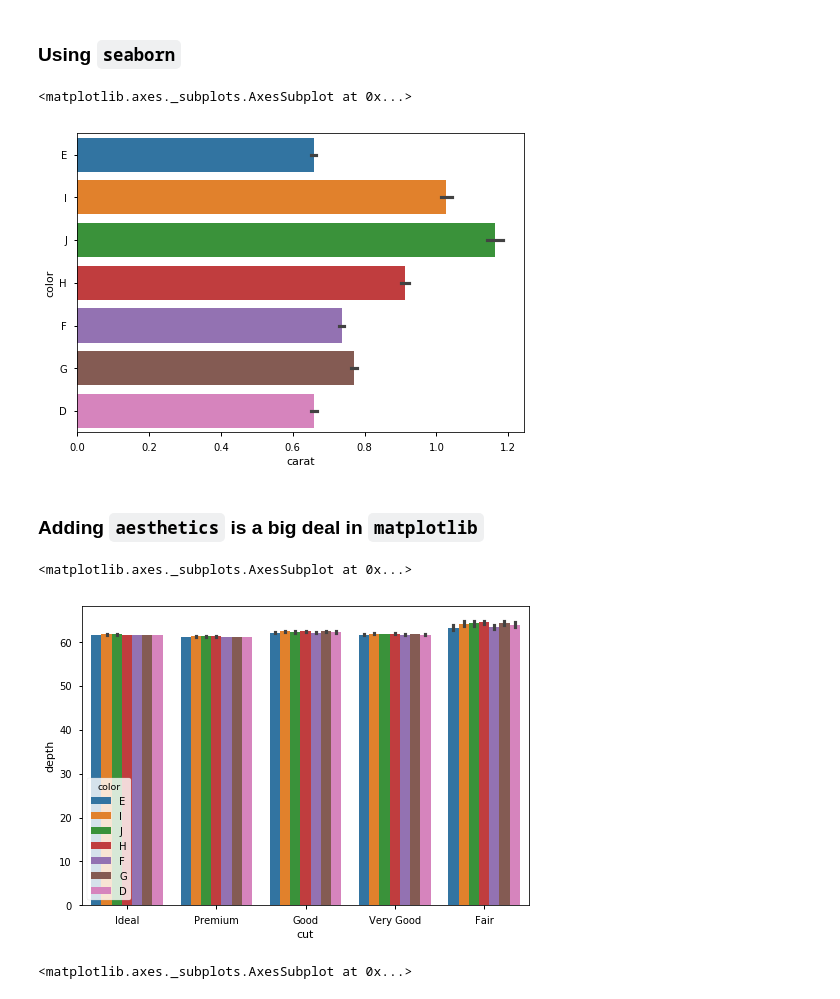
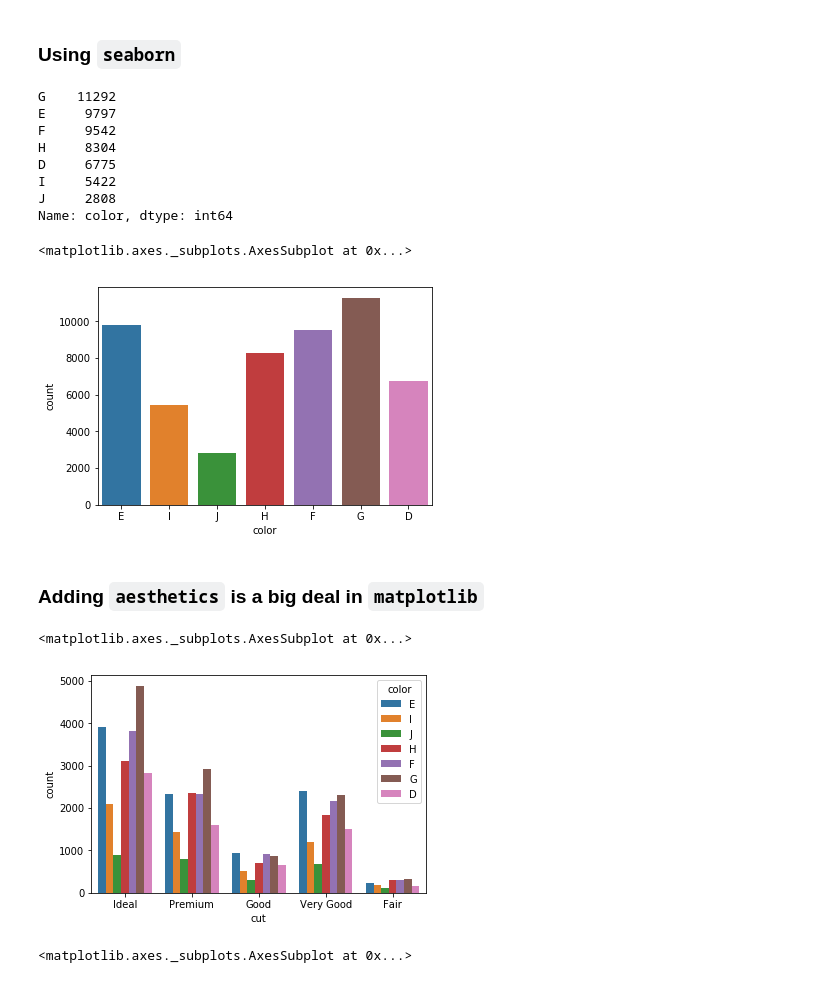
Before and after one commit to pratos/python4ds, a Jupyter notebook: notebooks/Python Visualization snippets.ipynb, the cells around one changed output. Cells and saved outputs as stored; diff of their text form; code cells hidden in the pictures.

```diff
--- a/notebooks/Python Visualization snippets.ipynb
+++ b/notebooks/Python Visualization snippets.ipynb
@@ -766,17 +782,28 @@ plt.bar(x=x_labels, height=count)
 # %% [markdown]
 ### Using `seaborn`
+# %%
+diamonds['color'].value_counts()
+# %% [output]
+G    11292
+E     9797
+F     9542
+H     8304
+D     6775
+I     5422
+J     2808
+Name: color, dtype: int64
 # %%
-sns.barplot(x='carat', y='color', data=diamonds)
+sns.countplot(x='color', data=diamonds)
 # %% [output]
 <matplotlib.axes._subplots.AxesSubplot at 0x...>
-[figure, old version]
+[figure, new version]
 # %% [markdown]
 ### Adding `aesthetics` is a big deal in `matplotlib`
 # %%
-sns.barplot(x='cut', y='depth', hue='color', data=diamonds)
+sns.countplot(x='cut',  hue='color',data=diamonds)
 # %% [output]
 <matplotlib.axes._subplots.AxesSubplot at 0x...>
-[figure, old version]
+[figure, new version]
 # %%
 sns.scatterplot(x='carat', y='depth', hue='carat', data=diamonds)
 # %% [output]
```
Also changed, not shown: parts of 40 cells of this notebook, 1 other file.
